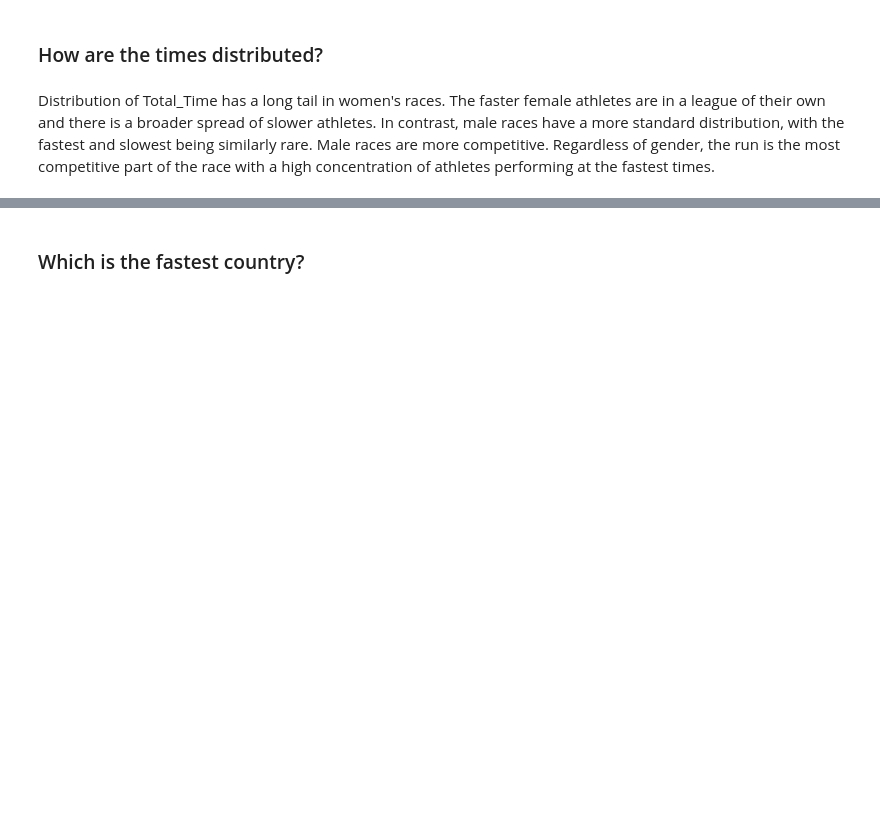
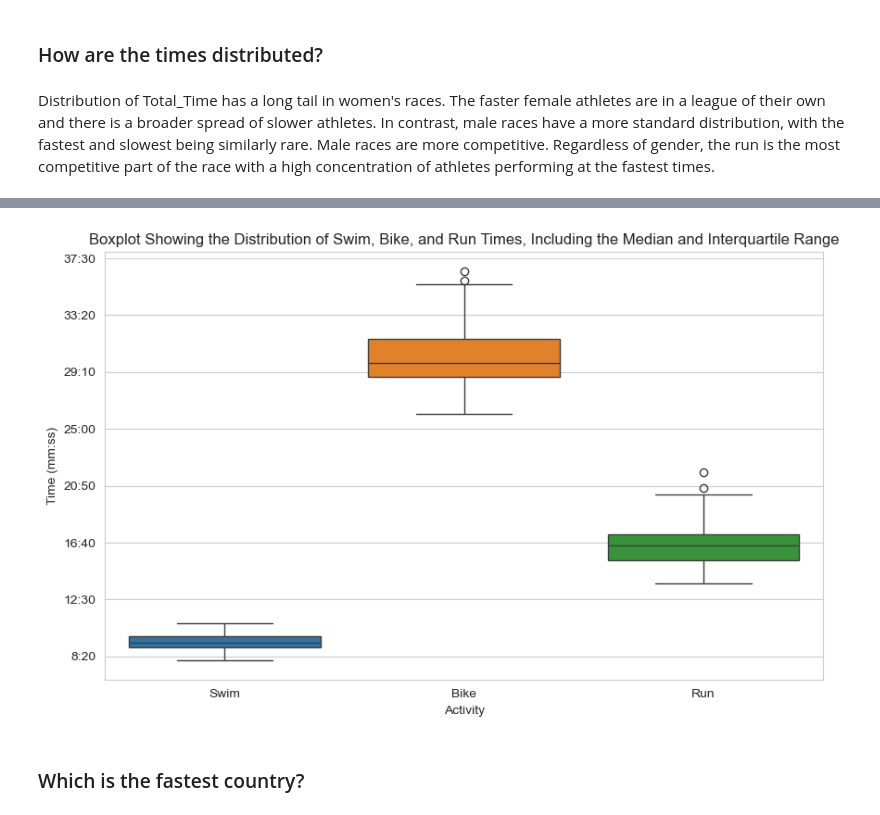
Before and after one commit to ndjo-byte/Sprint_Triathlon_EDA, a Jupyter notebook: exploration/analysis.ipynb, the cells around one changed output, grey strips where cells are left out. Saved outputs shown, nothing was run; the diff lists cells and outputs as text; code cells hidden in the pictures; blank space fills up the shorter version.

```diff
--- a/exploration/analysis.ipynb
+++ b/exploration/analysis.ipynb
@@ -226,3 +317,25 @@ plt.show()
+# %%
+# Create a DataFrame with only the relevant columns
+times_df = df[['Swim', 'Bike', 'Run']]
+
+# Reshape the DataFrame using `melt` to create a long-form DataFrame
+times_long = pd.melt(times_df, var_name='Activity', value_name='Time')
+
+# Create a boxplot
+plt.figure(figsize=(10, 6))
+sns.boxplot(data=times_long, x='Activity', y='Time', hue='Activity')
+
+# Title and labels
+plt.title("Boxplot Showing the Distribution of Swim, Bike, and Run Times, Including the Median and Interquartile Range")
+plt.xlabel('Activity')
+plt.ylabel('Time (mm:ss)')
+plt.gca().yaxis.set_major_formatter(formatter) #change labels to minutes equivalent
+
+
+# Show plot
+plt.show()
+# %% [output]
+[figure, added]
 # %% [markdown]
 ### Which is the fastest country?
 # %% [markdown]
```
Also changed, not shown: parts of 28 cells of this notebook, 1 other file.
